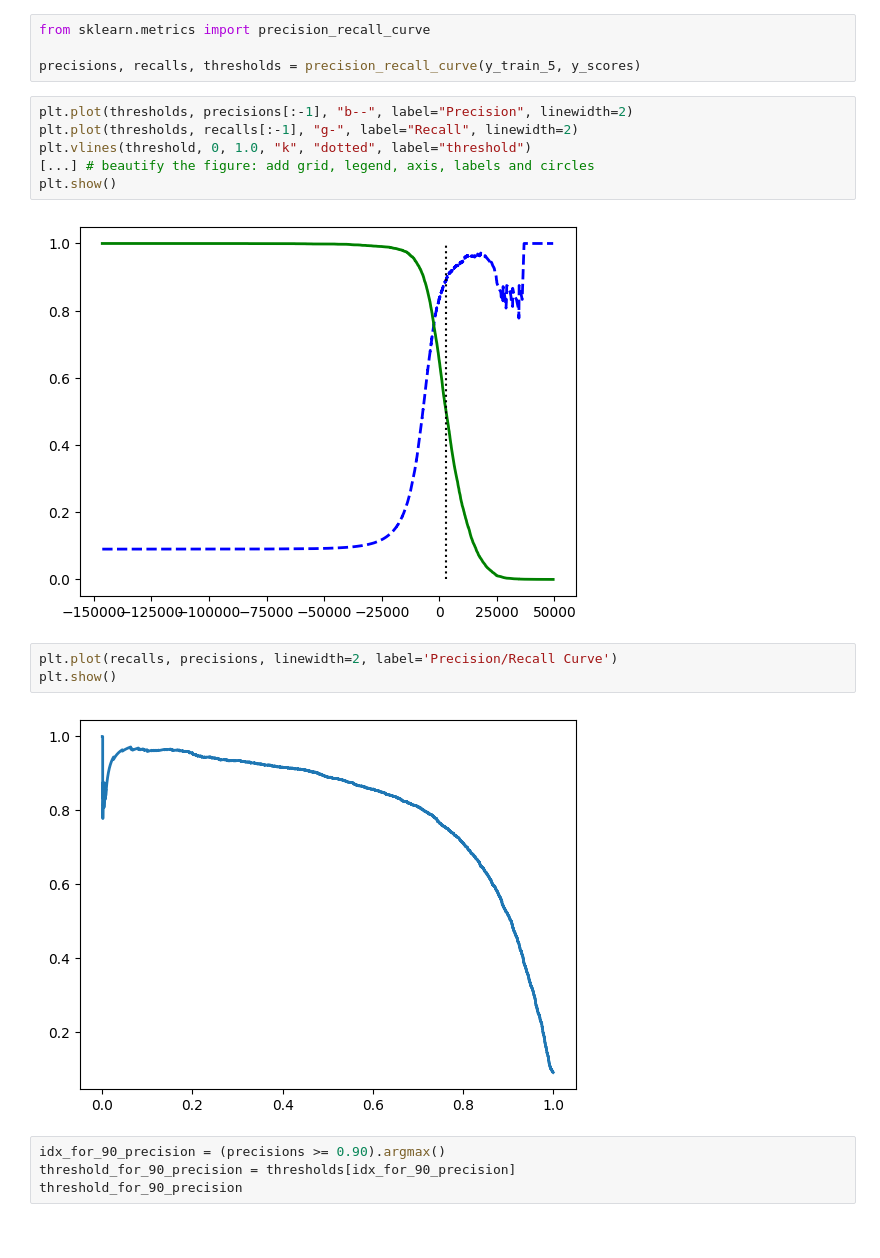
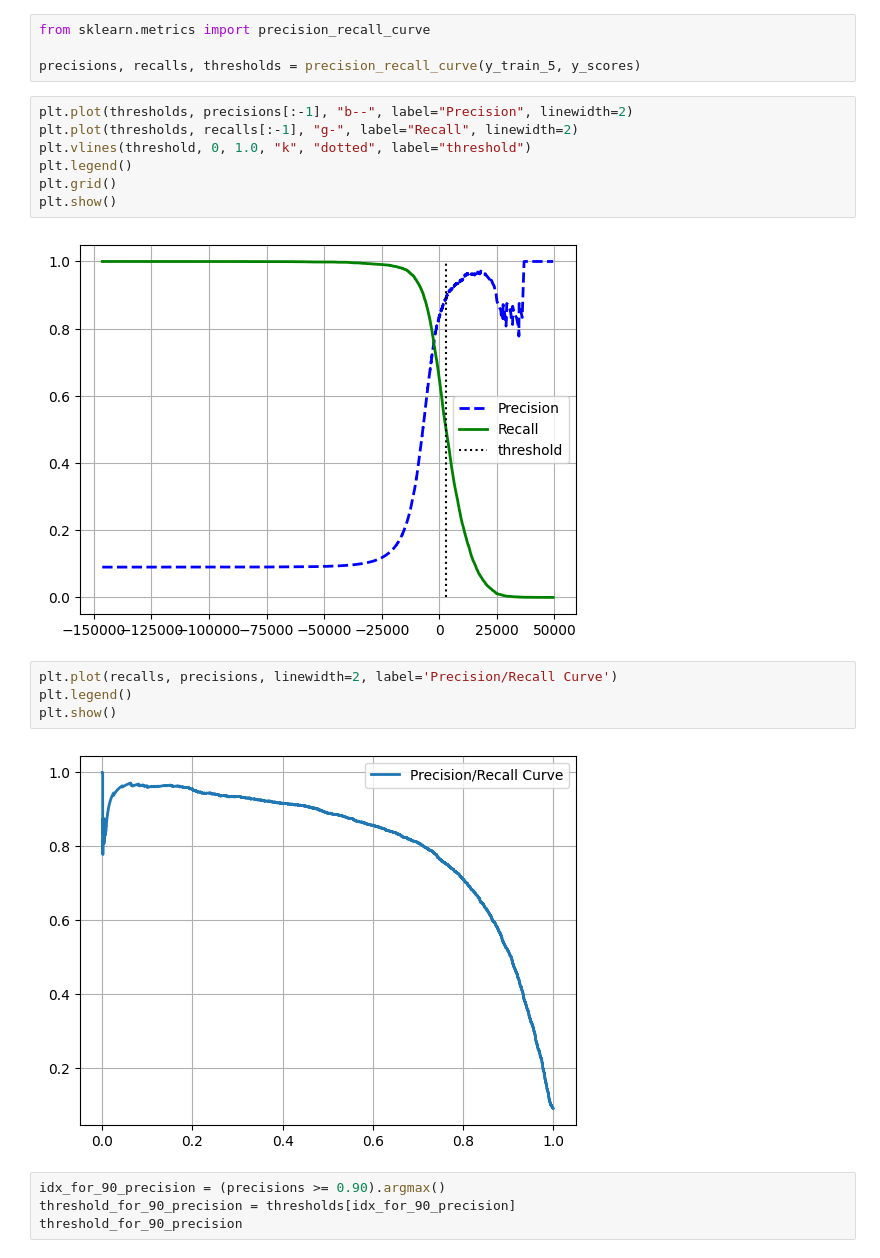
Before and after one commit to maruf037/Classification_sklearn, a Jupyter notebook: MNIST.ipynb, the cells around one changed output. Drawn from its saved outputs; the diff is of its cells as text.

Commit message:
Added plot beautify schemes.

```diff
--- a/MNIST.ipynb
+++ b/MNIST.ipynb
@@ -157,16 +157,18 @@ precisions, recalls, thresholds = precision_recall_curve(y_train_5, y_scores)
 # %%
 plt.plot(thresholds, precisions[:-1], "b--", label="Precision", linewidth=2)
 plt.plot(thresholds, recalls[:-1], "g-", label="Recall", linewidth=2)
 plt.vlines(threshold, 0, 1.0, "k", "dotted", label="threshold")
-[...] # beautify the figure: add grid, legend, axis, labels and circles
+plt.legend()
+plt.grid()
 plt.show()
 # %% [output]
-[figure, old version]
+[figure, new version]
 # %%
 plt.plot(recalls, precisions, linewidth=2, label='Precision/Recall Curve')
+plt.legend()
 plt.show()
 # %% [output]
-[figure, old version]
+[figure, new version]
 # %%
 idx_for_90_precision = (precisions >= 0.90).argmax()
 threshold_for_90_precision = thresholds[idx_for_90_precision]
```
Also changed, not shown: parts of 1 cell of this notebook.
